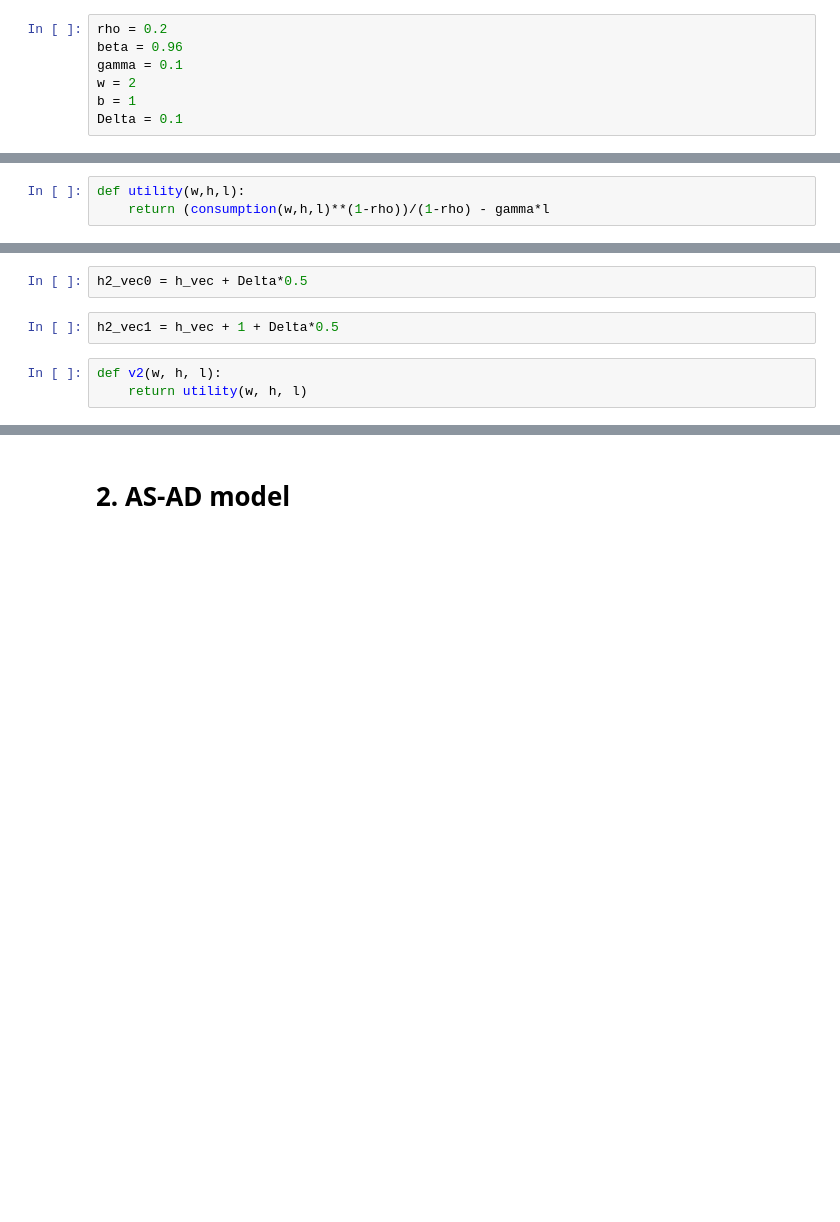
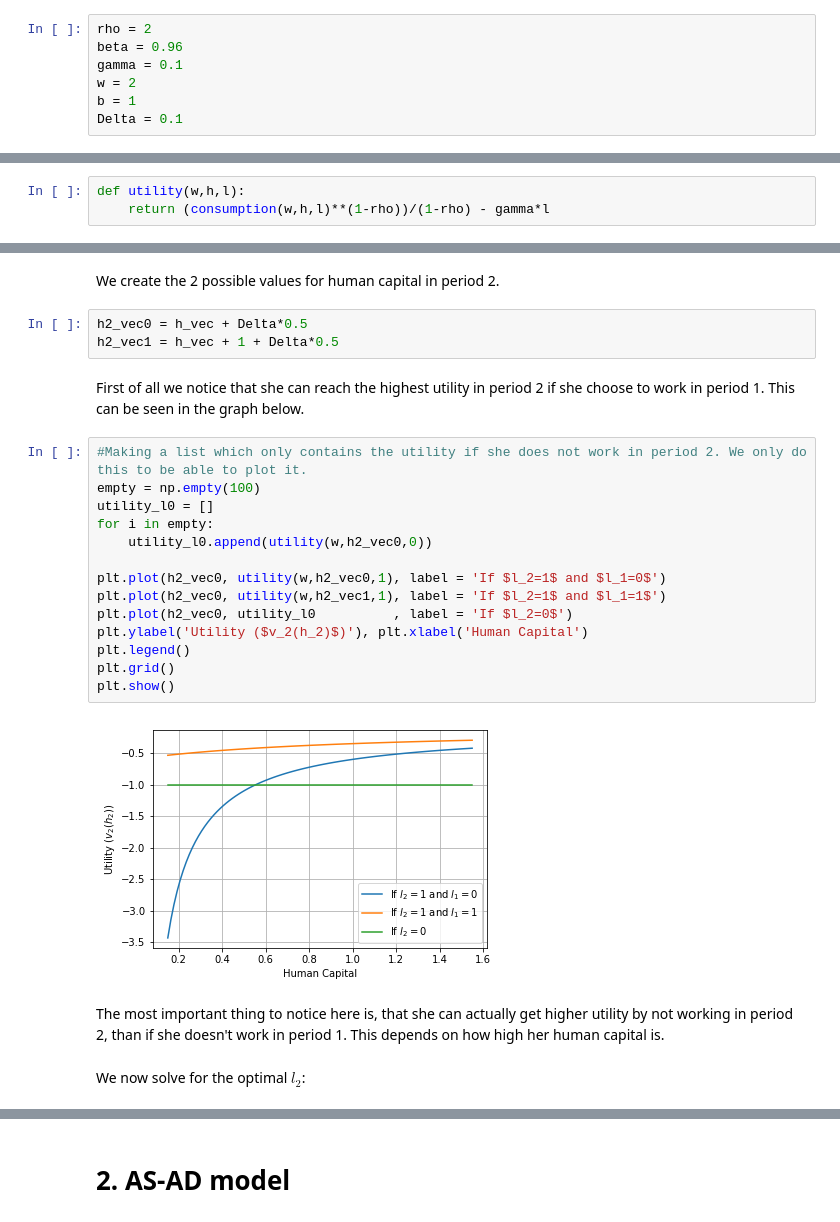
Before and after one commit to kzm266/projects-2019-anaconda-bois, a Jupyter notebook: examproject/exam_2019.ipynb, the cells around one changed output, grey strips where cells are left out. Drawn from its saved outputs; the diff is of its cells as text; blank space fills up the shorter version.

```diff
--- a/examproject/exam_2019.ipynb
+++ b/examproject/exam_2019.ipynb
@@ -70,7 +70,7 @@ where $\beta$ is the **discount factor** and $\mathbb{E}_{1}\left[v_2(h_2)\right
 # %% [markdown]
 The **parameters** of the model are:
 # %%
-rho = 0.2
+rho = 2
 beta = 0.96
 gamma = 0.1
 w = 2
@@ -109,10 +105,30 @@ def h2(l):
+# %% [markdown]
+We create the 2 possible values for human capital in period 2.
 # %%
 h2_vec0 = h_vec + Delta*0.5
+h2_vec1 = h_vec + 1 + Delta*0.5
-# %%
-h2_vec1 = h_vec + 1 + Delta*0.5
-# %%
-def v2(w, h, l):
-    return utility(w, h, l)
+# %% [markdown]
+First of all we notice that she can reach the highest utility in period 2 if she choose to work in period 1. This can be seen in the graph below.
+# %%
+#Making a list which only contains the utility if she does not work in period 2. We only do this to be able to plot it.
+empty = np.empty(100)
+utility_l0 = []
+for i in empty:
+    utility_l0.append(utility(w,h2_vec0,0))
+
+plt.plot(h2_vec0, utility(w,h2_vec0,1), label = 'If $l_2=1$ and $l_1=0$')
+plt.plot(h2_vec0, utility(w,h2_vec1,1), label = 'If $l_2=1$ and $l_1=1$')
+plt.plot(h2_vec0, utility_l0          , label = 'If $l_2=0$')
+plt.ylabel('Utility ($v_2(h_2)$)'), plt.xlabel('Human Capital')
+plt.legend()
+plt.grid()
+plt.show()
+# %% [output]
+[figure, added]
+# %% [markdown]
+The most important thing to notice here is, that she can actually get higher utility by not working in period 2, than if she doesn't work in period 1. This depends on how high her human capital is.
+# %% [markdown]
+We now solve for the optimal $l_2$:
 # %%
 def solve_v2(w):
     loop = np.linspace(0,99,100,dtype=int)
```
Also changed, not shown: parts of 9 cells of this notebook.
